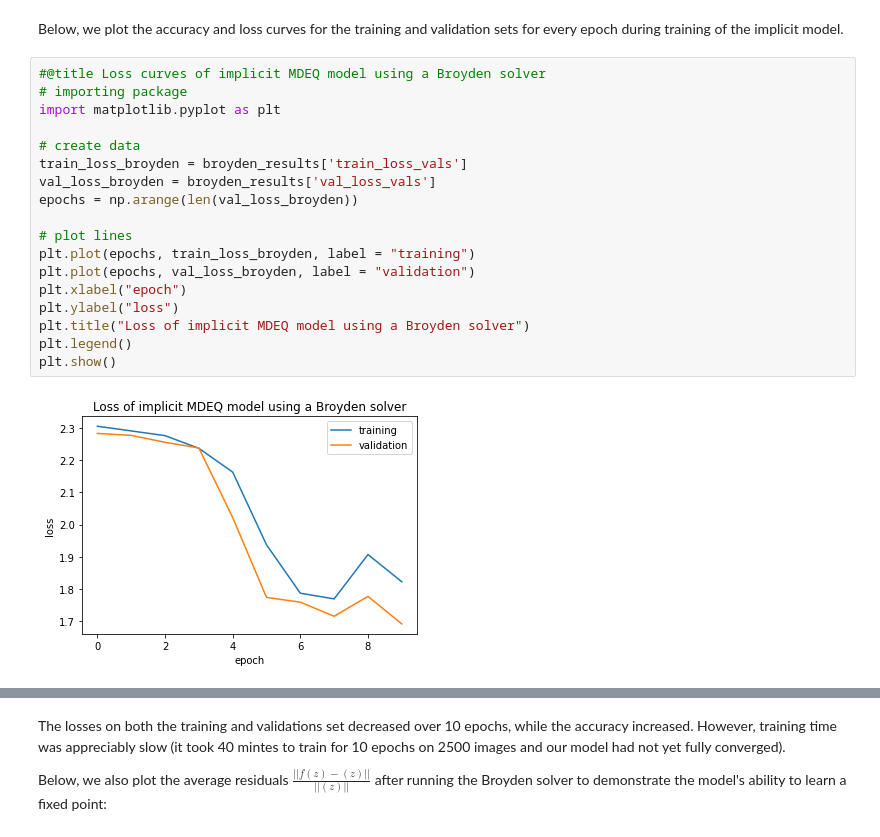
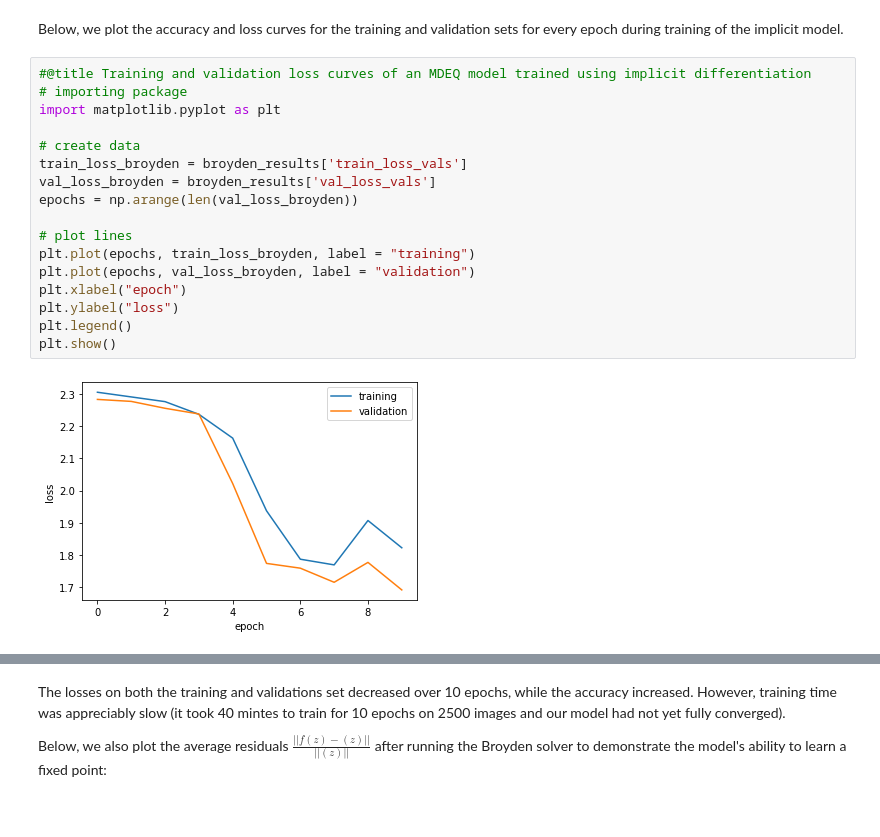
Before and after one commit to adamoyoung/deq-colab, a Jupyter notebook: deq-colab.ipynb, the cells around one changed output, grey strips where cells are left out. Drawn from its saved outputs; the diff is of its cells as text.

Commit message:
changed plot formats

```diff
--- a/deq-colab.ipynb
+++ b/deq-colab.ipynb
@@ -978,23 +978,22 @@ TRAINING MODE:::implicit
 # %% [markdown]
 Below, we plot the accuracy and loss curves for the training and validation sets for every epoch during training of the implicit model.
 # %%
-#@title Loss curves of implicit MDEQ model using a Broyden solver
+#@title Training and validation loss curves of an MDEQ model trained using implicit differentiation
 # importing package
 import matplotlib.pyplot as plt
 
 # create data
 train_loss_broyden = broyden_results['train_loss_vals']
 val_loss_broyden = broyden_results['val_loss_vals']
 epochs = np.arange(len(val_loss_broyden))
 
 # plot lines
 plt.plot(epochs, train_loss_broyden, label = "training")
 plt.plot(epochs, val_loss_broyden, label = "validation")
 plt.xlabel("epoch")
 plt.ylabel("loss")
-plt.title("Loss of implicit MDEQ model using a Broyden solver")
 plt.legend()
 plt.show()
 # %% [output]
-[figure, old version]
+[figure, new version]
 # %%
```
Also changed, not shown: parts of 7 cells of this notebook.
